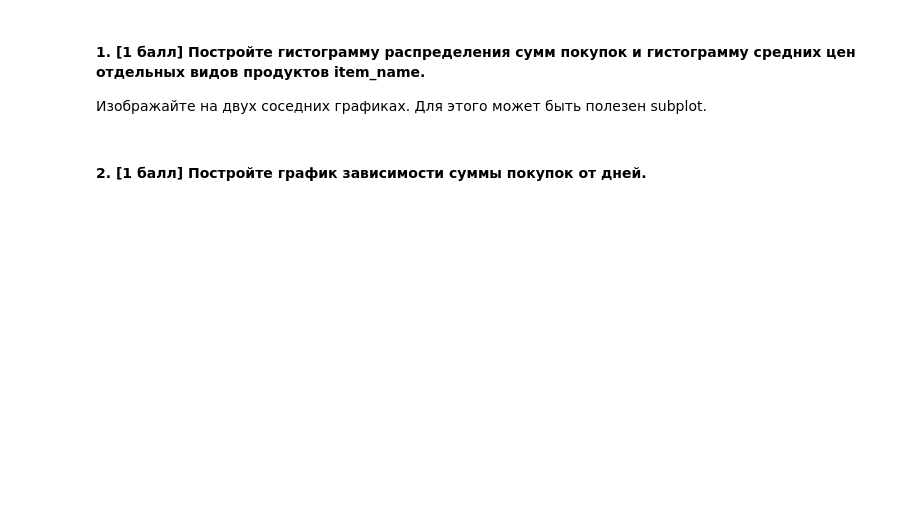
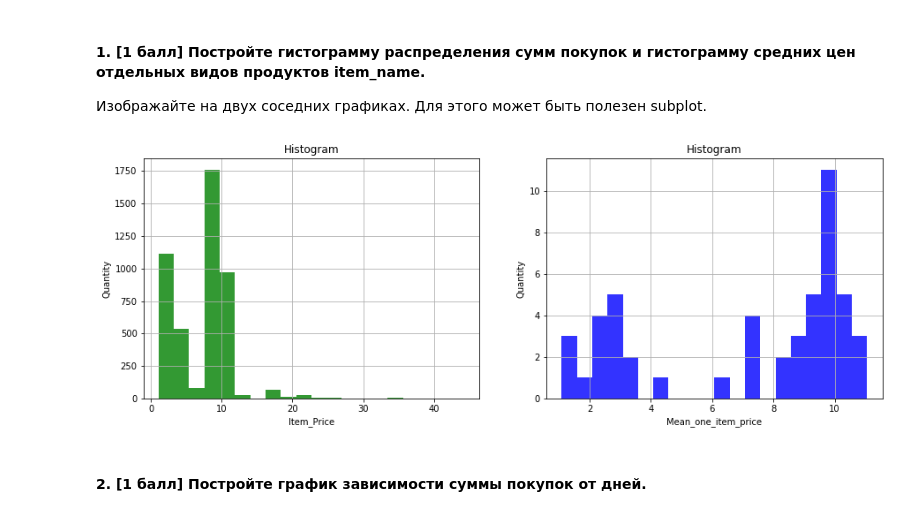
Before and after one commit to hse-mlearn/ha-01-Kedo-Aleksei, a Jupyter notebook: homework-practice-01.ipynb, the cells around one changed output. Cells and saved outputs as stored; diff of their text form; code cells hidden in the pictures; blank space fills up the shorter version.

```diff
--- a/homework-practice-01.ipynb
+++ b/homework-practice-01.ipynb
@@ -324,10 +325,10 @@ start = datetime.datetime(2018, 1, 1)
 end = datetime.datetime(2018, 1, 31)
 delta_seconds = int((end - start).total_seconds())
 
-dates = pd.DataFrame(index=df.order_id.unique())
+dates = pd.DataFrame(index=df['order_id'].unique())
 dates['date'] = [
     (start + datetime.timedelta(seconds=random.randint(0, delta_seconds))).strftime('%Y-%m-%d')
-    for _ in range(df.order_id.nunique())]
+    for _ in range(df['order_id'].nunique())]
 
 # если DataFrame с покупками из прошлого заказа называется не df, замените на ваше название ниже
-df['date'] = df.order_id.map(dates['date'])
+df['date'] = df['order_id'].map(dates['date'])
@@ -340,2 +348,22 @@ df['date'] = df.order_id.map(dates['date'])
+# %%
+x = df['Item_Price']
+plt.figure(figsize=[15, 5])
+plt.subplot(121)
+plt.hist(x, 20, color='green', alpha=0.8)
+plt.grid()
+plt.xlabel('Item_Price')
+plt.ylabel('Quantity')
+plt.title('Histogram')
+
+x = df.groupby('item_name')['one_item_price'].mean()
+plt.subplot(122)
+plt.hist(x, 20, color='blue', alpha=0.8)
+plt.grid()
+plt.xlabel('Mean_one_item_price')
+plt.ylabel('Quantity')
+plt.title('Histogram')
+plt.show()
+# %% [output]
+[figure, added]
 # %% [markdown]
 #### 2. [1 балл] Постройте график зависимости суммы покупок от дней.
```
Also changed, not shown: parts of 8 cells of this notebook, 1 other file.
